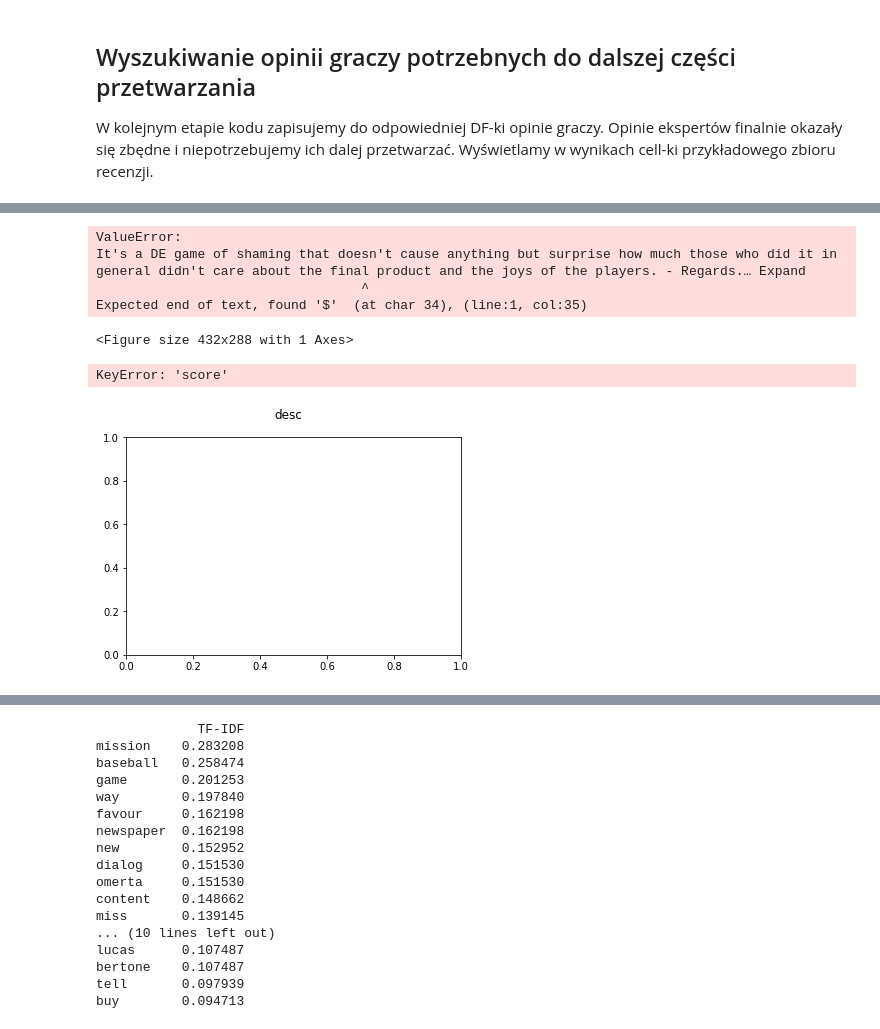
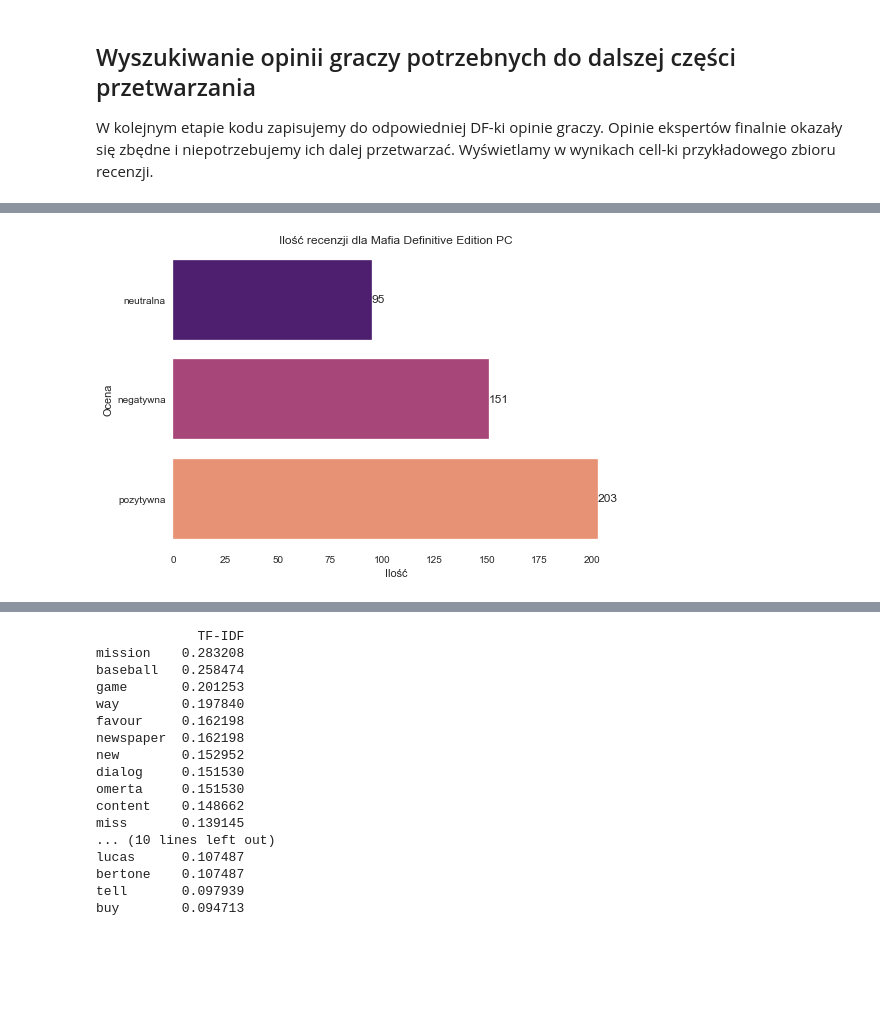
Before and after one commit to chebcia/Metacritic, a Jupyter notebook: Metacritic_Lic.ipynb, the cells around one changed output, grey strips where cells are left out. Cells and saved outputs as stored; diff of their text form; code cells hidden in the pictures; blank space fills up the shorter version.

```diff
--- a/Metacritic_Lic.ipynb
+++ b/Metacritic_Lic.ipynb
@@ -343,19 +345,6 @@ sns.countplot(data = df_user_review_mafia_definitive_edition_pc ,y = 'desc')
-# %%
-from matplotlib import pyplot as plt
-
-fig, ax = plt.subplots()
-fig.suptitle("desc", fontsize=12)
-df_user_review_mafia_definitive_edition_pc["content"].reset_index().groupby("score").count().sort_values(by=
-       "index").plot(kind="barh", legend=False,
-        ax=ax).grid(axis='x')
-plt.show()
-# %% [output]
-ValueError:
-It's a DE game of shaming that doesn't cause anything but surprise how much those who did it in general didn't care about the final product and the joys of the players. - Regards.… Expand
-                                  ^
-Expected end of text, found '$'  (at char 34), (line:1, col:35)
-<Figure size 432x288 with 1 Axes>
-KeyError: 'score'
-[figure, removed]
+# %%
+createPlotTypeofComment(df_user_review_mafia_definitive_edition_pc, "desc", 'Ilość recenzji dla Mafia Definitive Edition PC')
+# %% [output]
+[figure, added]
 # %%
 df_user_review_Fifa_20 = MetacriticData().get_reviews('FIFA 20', 'PS4 Game')[1]
```
Also changed, not shown: parts of 37 cells of this notebook.
